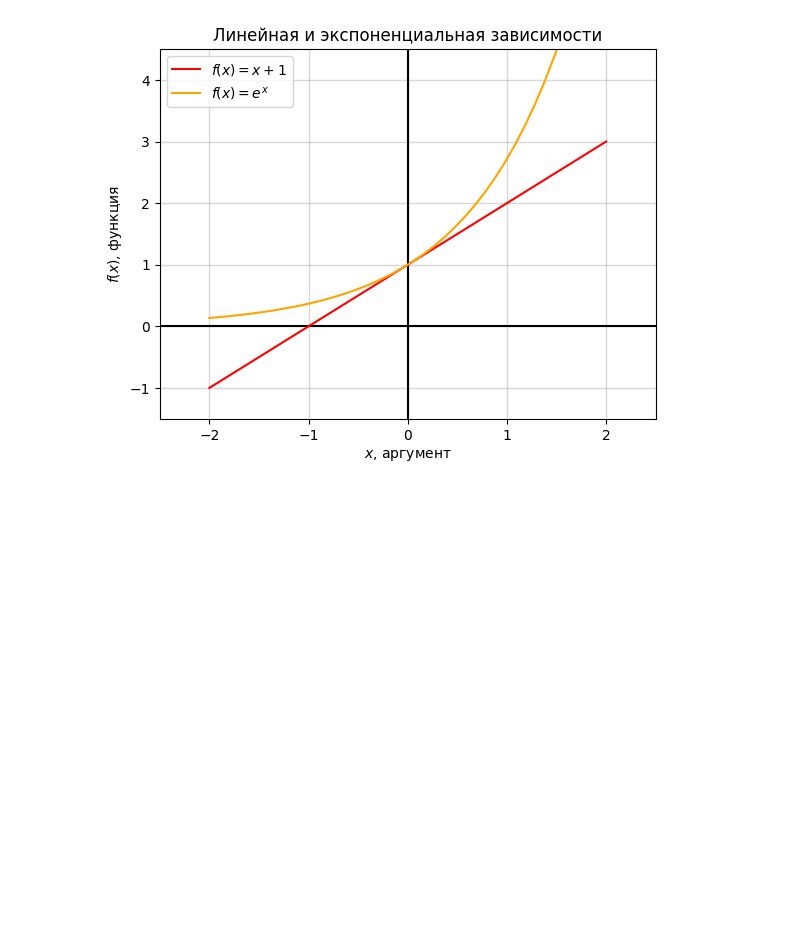
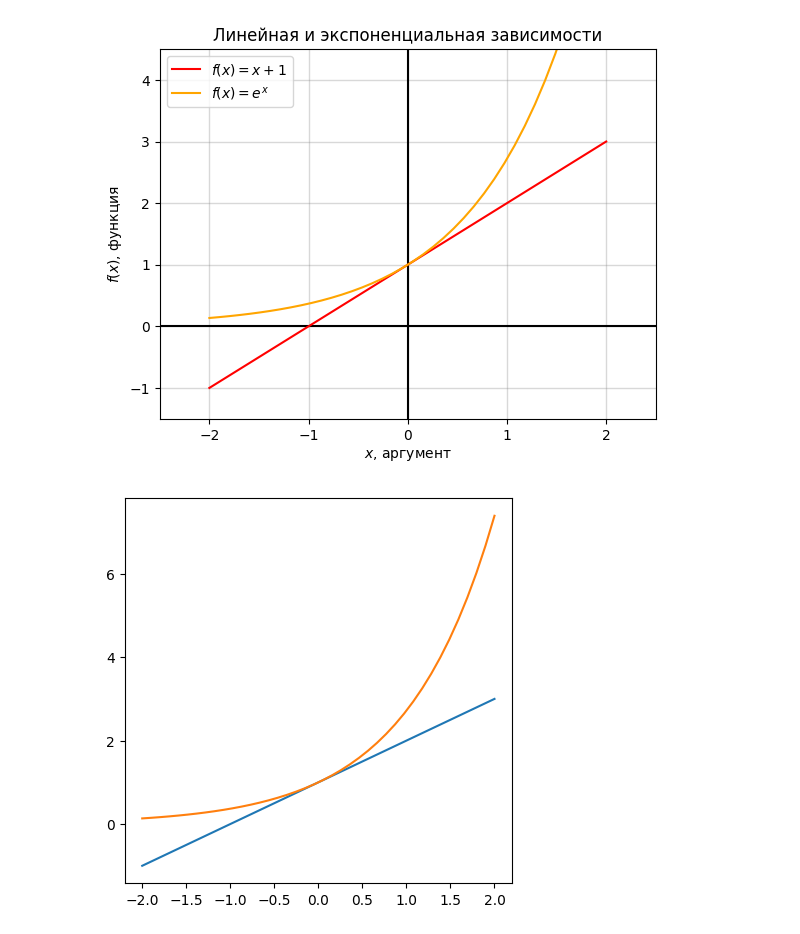
Before and after one commit to Cougar74/SGAU_operator_UAV, a Jupyter notebook: Практика/Практика - Основы Python/Practice_modules.ipynb, the cells around one changed output. Cells and saved outputs as stored; diff of their text form; code cells hidden in the pictures; blank space fills up the shorter version.

```diff
--- a/Практика/Практика - Основы Python/Practice_modules.ipynb
+++ b/Практика/Практика - Основы Python/Practice_modules.ipynb
@@ -933,3 +933,16 @@ plt.legend(loc='best')
 plt.show()
 # %% [output]
 [figure]
+# %%
+x = np.linspace(-2, 2, 40)
+
+fig, ax = plt.subplots(1, 1)
+
+fig.set_size_inches(5, 5)
+
+ax.plot(x, x + 1, label="$f(x) = x + 1$")
+ax.plot(x, np.exp(x), label="$f(x) = e^x$")
+
+plt.show()
+# %% [output]
+[figure, added]
```
Also changed, not shown: parts of 14 cells of this notebook, 1 other file.
